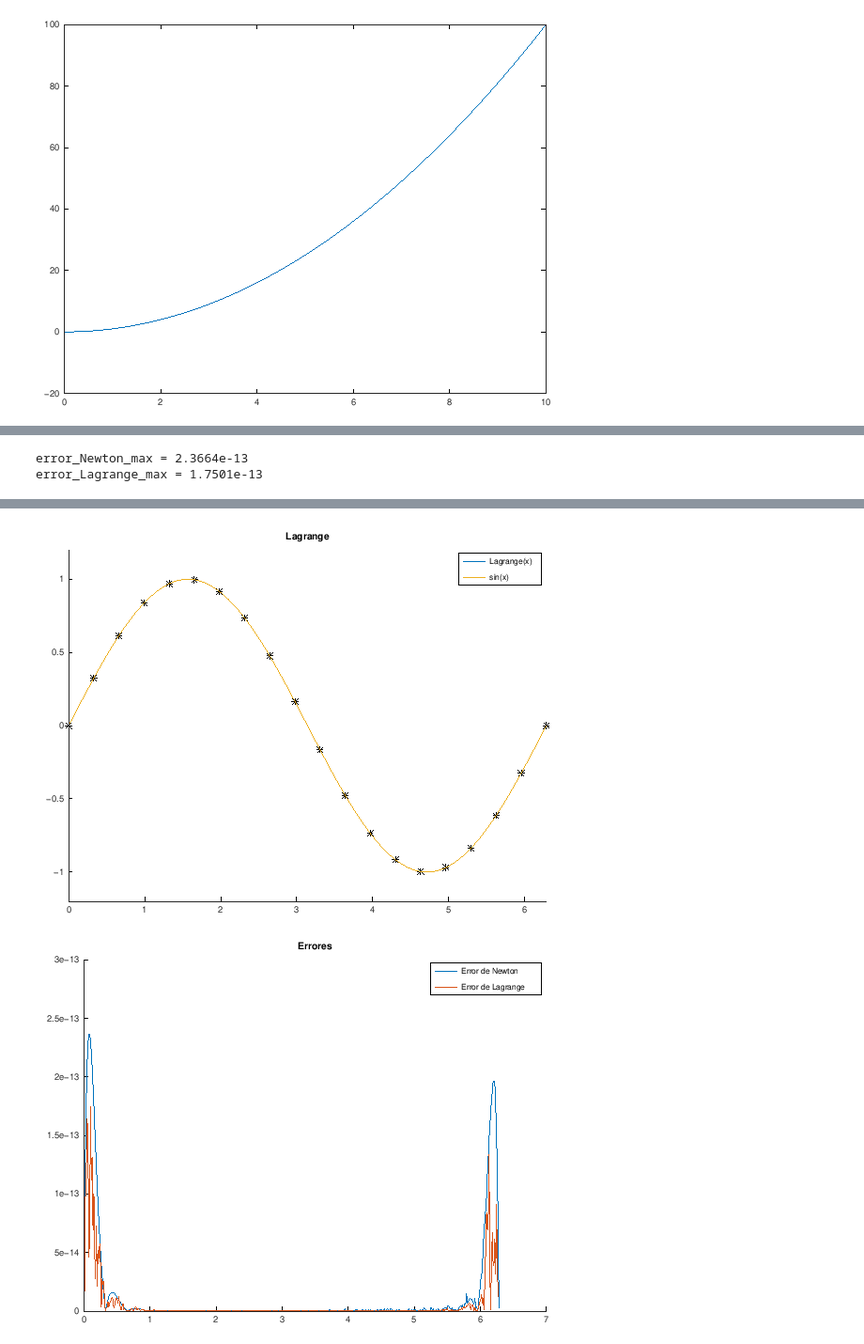
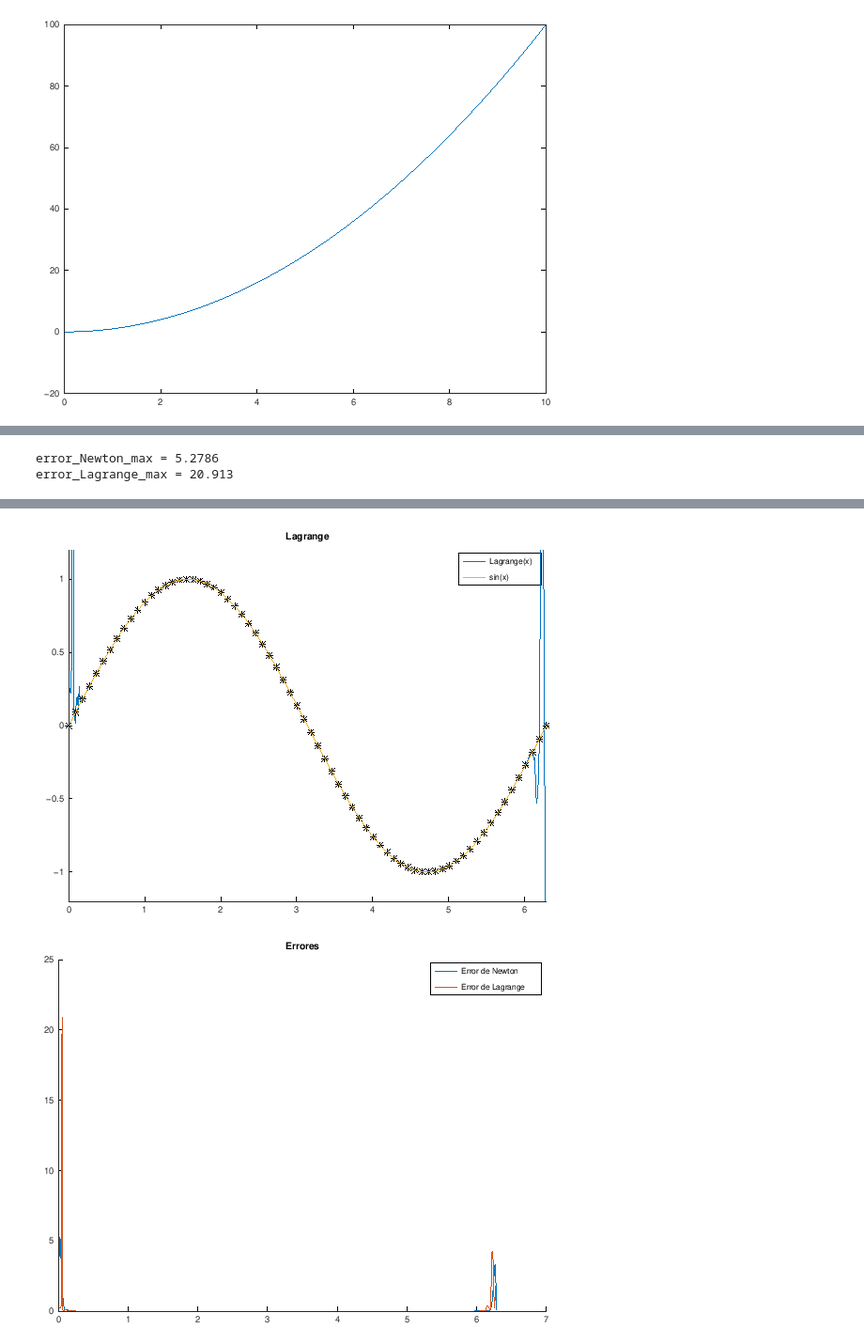
Before and after one commit to alonct/CN1V-practicas-octave, a Jupyter notebook: Entrega_1_AlonsoOmaAlonso/Entregable_1.ipynb, the cells around one changed output, grey strips where cells are left out. Shown at 94% size. Saved outputs shown, nothing was run; the diff lists cells and outputs as text; code cells hidden in the pictures.

```diff
--- a/Entrega_1_AlonsoOmaAlonso/Entregable_1.ipynb
+++ b/Entrega_1_AlonsoOmaAlonso/Entregable_1.ipynb
@@ -414,7 +416,7 @@ Podremos observas que el cálculo es mucho más estable, pues si nos fijamos en
 # %%
 clear all
 
-n = 20;
+n = 70;
 a = 0;
 
 x = linspace(0 + a, 2*pi + a, n);
@@ -454,5 +456,5 @@ errorLagrange = abs(evalLagrange - sin(interval));
 plot(interval, errorLagrange, ";Error de Lagrange;")
 error_Lagrange_max = max(errorLagrange)
 # %% [output]
-error_Newton_max = 2.3664e-13
-error_Lagrange_max = 1.7501e-13
+error_Newton_max = 5.2786
+error_Lagrange_max = 20.913
@@ -460,2 +462,2 @@ error_Lagrange_max = 1.7501e-13
-[figure, old version]
+[figure, new version]
-[figure, old version]
+[figure, new version]
```
Also changed, not shown: parts of 5 cells of this notebook, 1 other file.
